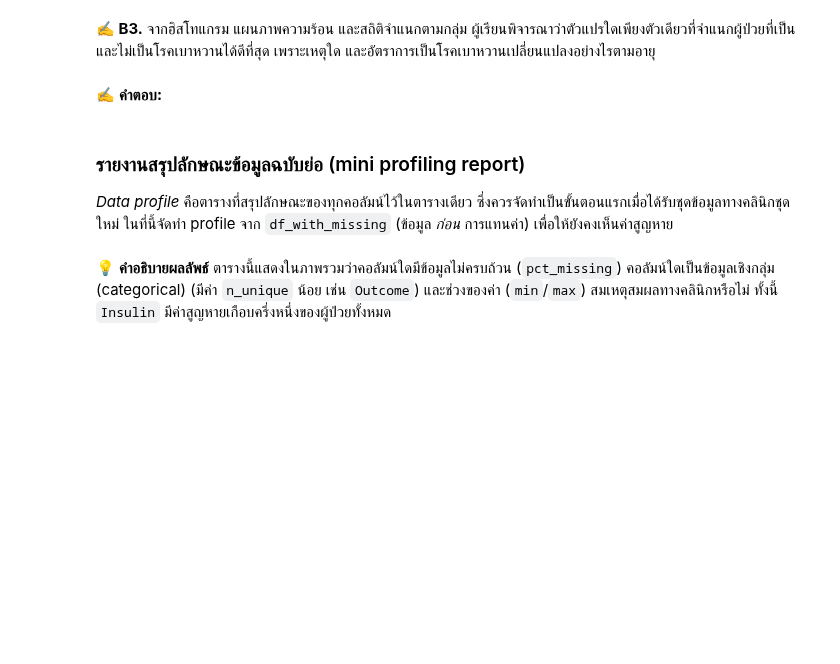
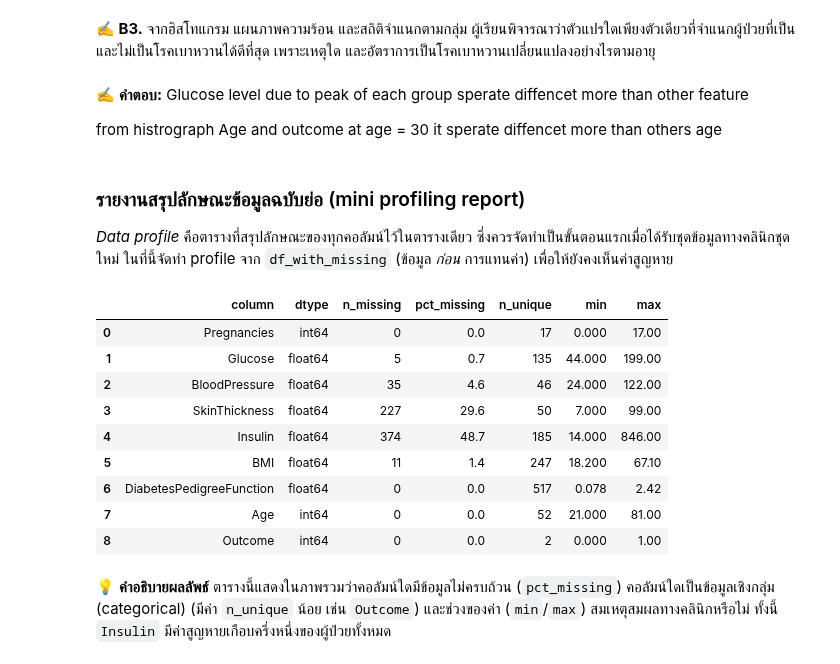
Before and after one commit to PleumA/Digihealth_CU, a Jupyter notebook: AI_for_Digital_Health_lab/Lab01_nocode_ai_and_data_exploration.ipynb, the cells around one changed output. Saved outputs shown, nothing was run; the diff lists cells and outputs as text; code cells hidden in the pictures; blank space fills up the shorter version.

```diff
--- a/AI_for_Digital_Health_lab/Lab01_nocode_ai_and_data_exploration.ipynb
+++ b/AI_for_Digital_Health_lab/Lab01_nocode_ai_and_data_exploration.ipynb
@@ -143,7 +206,7 @@ missing
 # (เซลล์นี้เริ่มจากสำเนา `df_with_missing` จึงสามารถรันซ้ำได้โดยไม่กระทบข้อมูล)
 
 for col in zero_as_missing:
-    df[col] = df_with_missing[col].fillna(...)   # TODO
+    df[col] = df_with_missing[col].fillna(df_with_missing[col].median())  # TODO
 
 assert all(pd.api.types.is_numeric_dtype(df[c]) for c in zero_as_missing), "โปรดแทน ... ด้วย df_with_missing[col].median()"
 assert df[zero_as_missing].isnull().sum().sum() == 0, "ยังมีค่าสูญหายเหลืออยู่"
@@ -218,8 +299,11 @@ print(rate_by_age)
 💡 **คำอธิบายผลลัพธ์** `group_stats` แสดงค่าเฉลี่ยของระดับน้ำตาลที่ 2 ชั่วโมงและ BMI ในแต่ละกลุ่มผลลัพธ์ ส่วน `rate_by_age` แสดงสัดส่วนของสตรีที่เป็นโรคเบาหวานในแต่ละกลุ่มอายุ (0.20 = ร้อยละ 20) (กลุ่มอายุ: "<30" = ไม่เกิน 30 ปี, "30-50" = 31–50 ปี, ">50" = มากกว่า 50 ปี)
 # %% [markdown]
 **✍️ B3.** จากฮิสโทแกรม แผนภาพความร้อน และสถิติจำแนกตามกลุ่ม ผู้เรียนพิจารณาว่าตัวแปรใดเพียงตัวเดียวที่จำแนกผู้ป่วยที่เป็นและไม่เป็นโรคเบาหวานได้ดีที่สุด เพราะเหตุใด และอัตราการเป็นโรคเบาหวานเปลี่ยนแปลงอย่างไรตามอายุ
-# %% [markdown]
-✍️ **คำตอบ:**
+# %% [markdown]
+✍️ **คำตอบ:**
+Glucose level due to peak of each group sperate diffencet more than other feature
+
+from histrograph Age and outcome at age = 30 it sperate diffencet more than others age
 # %% [markdown]
 ### รายงานสรุปลักษณะข้อมูลฉบับย่อ (mini profiling report)
 
@@ -227,28 +311,39 @@ print(rate_by_age)
 # %%
 # ⭐ Exercise 3 — แบบฝึกหัดที่ 3: รายงานสรุปลักษณะข้อมูลฉบับย่อ
 # วัตถุประสงค์: สร้างตารางที่มี 1 แถวต่อ 1 คอลัมน์ ได้แก่ ชนิดข้อมูล จำนวนและร้อยละของค่าสูญหาย
 #               จำนวนค่าที่ไม่ซ้ำกัน ค่าต่ำสุด และค่าสูงสุด
 # สิ่งที่ต้องแก้ไข: เติม ... ทั้ง 2 ตำแหน่ง โดยใช้คำสั่ง pandas ต่อไปนี้
 #     data[col].isnull().sum()   → นับจำนวนค่าสูญหายในคอลัมน์
 #     data[col].nunique()        → นับจำนวนค่าที่ไม่ซ้ำกันในคอลัมน์
 
 def profile(data):
     rows = []
     for col in data.columns:
-        n_missing = ...                                  # TODO: จำนวนค่าสูญหาย
+        n_missing = data[col].isnull().sum()                                 # TODO: จำนวนค่าสูญหาย
         rows.append({
             "column": col,
             "dtype": str(data[col].dtype),
             "n_missing": n_missing,
             "pct_missing": round(100 * n_missing / len(data), 1),
-            "n_unique": ...,                             # TODO: จำนวนค่าที่ไม่ซ้ำกัน
+            "n_unique": data[col].nunique() ,                             # TODO: จำนวนค่าที่ไม่ซ้ำกัน
             "min": data[col].min() if pd.api.types.is_numeric_dtype(data[col]) else np.nan,
             "max": data[col].max() if pd.api.types.is_numeric_dtype(data[col]) else np.nan,
         })
     return pd.DataFrame(rows)
 
 report = profile(df_with_missing)
 report
+# %% [output]
+|  | column | dtype | n_missing | pct_missing | n_unique | min | max |
+| 0 | Pregnancies | int64 | 0 | 0.0 | 17 | 0.000 | 17.00 |
+| 1 | Glucose | float64 | 5 | 0.7 | 135 | 44.000 | 199.00 |
+| 2 | BloodPressure | float64 | 35 | 4.6 | 46 | 24.000 | 122.00 |
+| 3 | SkinThickness | float64 | 227 | 29.6 | 50 | 7.000 | 99.00 |
+| 4 | Insulin | float64 | 374 | 48.7 | 185 | 14.000 | 846.00 |
+| 5 | BMI | float64 | 11 | 1.4 | 247 | 18.200 | 67.10 |
+| 6 | DiabetesPedigreeFunction | float64 | 0 | 0.0 | 517 | 0.078 | 2.42 |
+| 7 | Age | int64 | 0 | 0.0 | 52 | 21.000 | 81.00 |
+| 8 | Outcome | int64 | 0 | 0.0 | 2 | 0.000 | 1.00 |
 # %%
 # @title ✅ เฉลย — หากไม่สามารถทำแบบฝึกหัดได้ ให้รันเซลล์นี้ (ดับเบิลคลิกเพื่อแสดงโค้ด) { display-mode: "form" }
 def profile(data):
```
Also changed, not shown: parts of 26 cells of this notebook, 1 other file.
